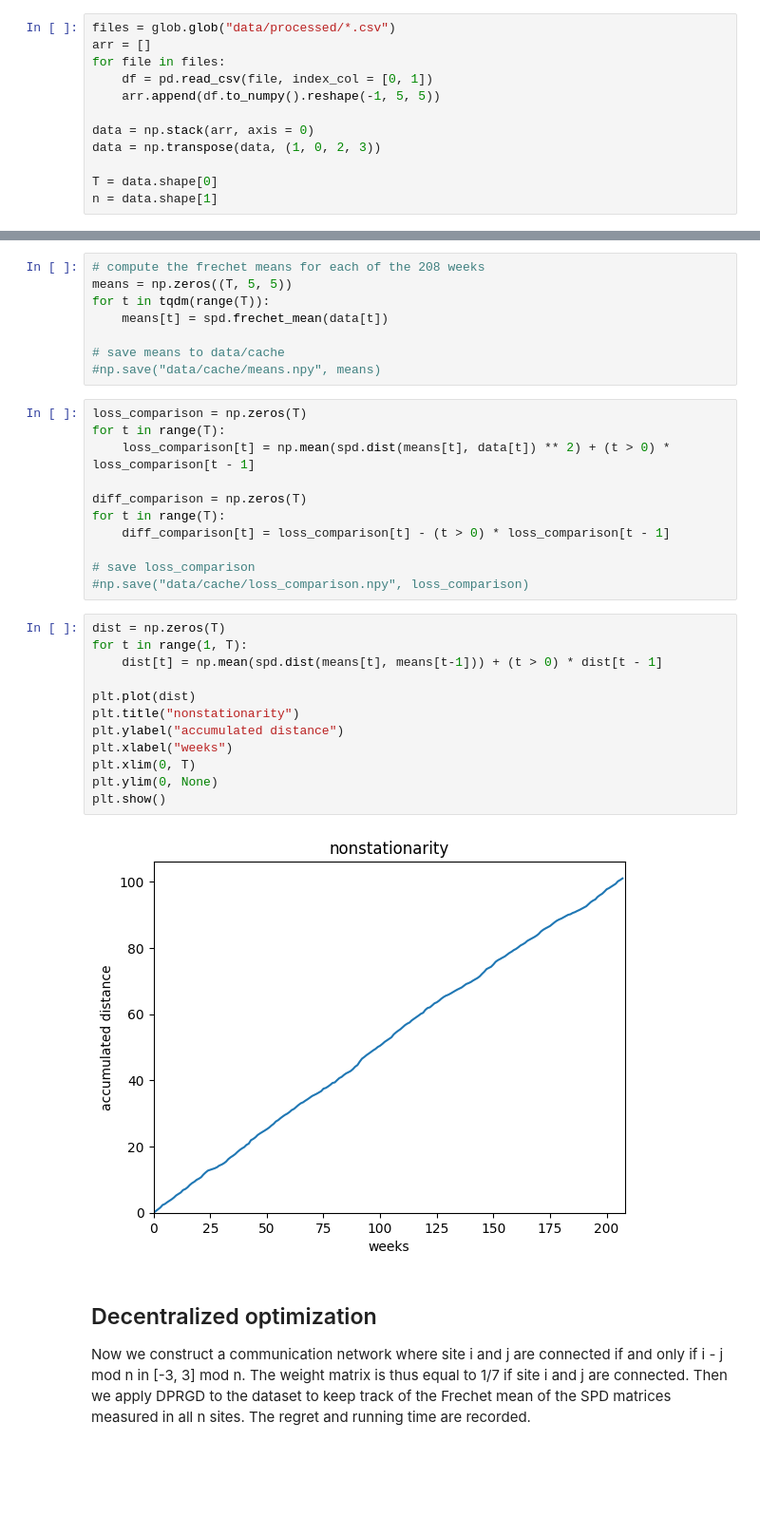
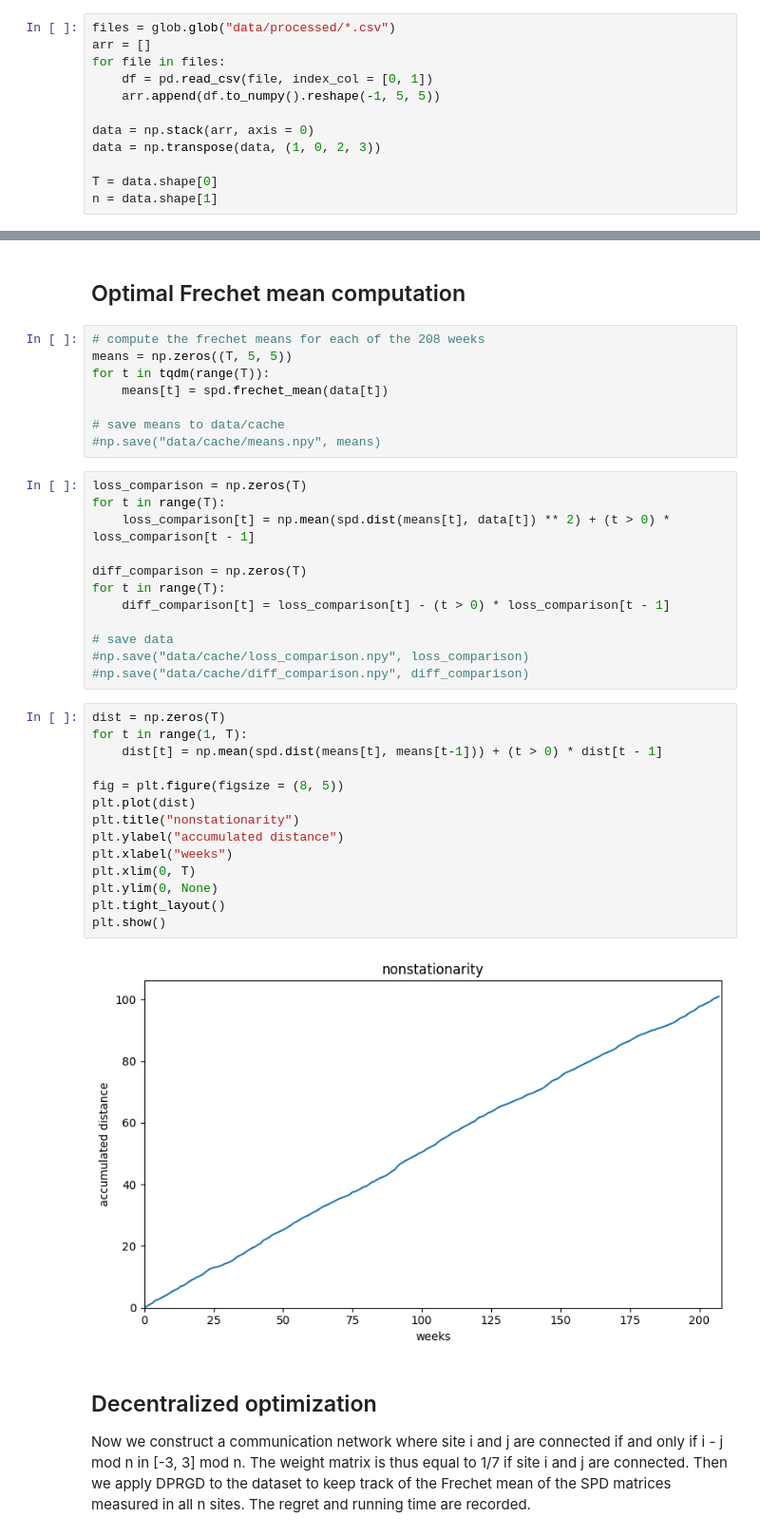
Before and after one commit to HengchaoChen/DPRGD, a Jupyter notebook: data.ipynb, the cells around one changed output, grey strips where cells are left out. Shown: that part at 95% size. Drawn from its saved outputs; the diff is of its cells as text; blank space fills up the shorter version.

Commit message:
data applications

```diff
--- a/data.ipynb
+++ b/data.ipynb
@@ -41,3 +53,5 @@ n = data.shape[1]
+# %% [markdown]
+## Optimal Frechet mean computation
 # %%
 # compute the frechet means for each of the 208 weeks
 means = np.zeros((T, 5, 5))
@@ -55,22 +69,25 @@ diff_comparison = np.zeros(T)
 for t in range(T):
     diff_comparison[t] = loss_comparison[t] - (t > 0) * loss_comparison[t - 1]
 
-# save loss_comparison
+# save data
 #np.save("data/cache/loss_comparison.npy", loss_comparison)
+#np.save("data/cache/diff_comparison.npy", diff_comparison)
 # %%
 dist = np.zeros(T)
 for t in range(1, T):
     dist[t] = np.mean(spd.dist(means[t], means[t-1])) + (t > 0) * dist[t - 1]
 
+fig = plt.figure(figsize = (8, 5))
 plt.plot(dist)
 plt.title("nonstationarity")
 plt.ylabel("accumulated distance")
 plt.xlabel("weeks")
 plt.xlim(0, T)
 plt.ylim(0, None)
+plt.tight_layout()
 plt.show()
 # %% [output]
-[figure, old version]
+[figure, new version]
 # %% [markdown]
 ## Decentralized optimization
 
```
Also changed, not shown: parts of 12 cells of this notebook.
